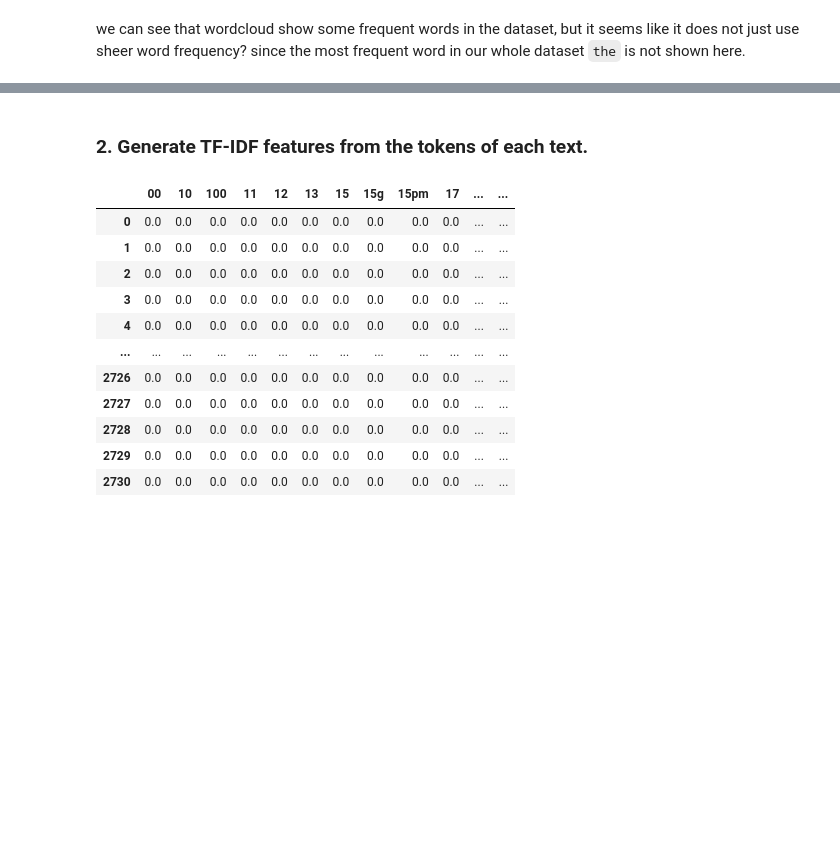
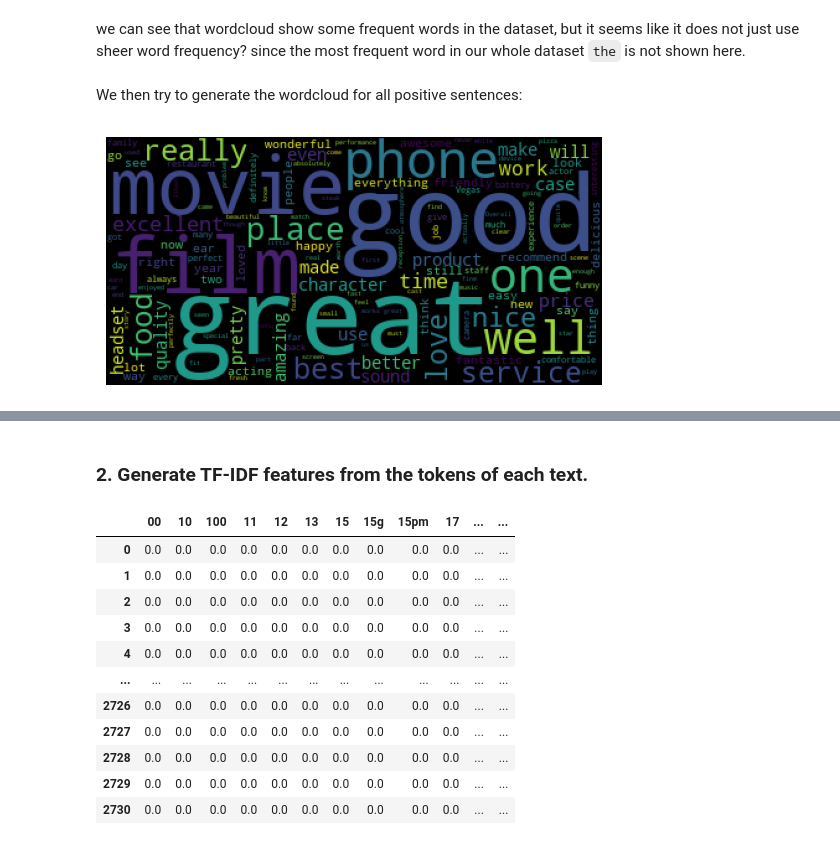
Before and after one commit to chihuahualee828/DM2023-Lab1-Master, a Jupyter notebook: Homework/DM2023-Lab1-Homework.ipynb, the cells around one changed output, grey strips where cells are left out. Drawn from its saved outputs; the diff is of its cells as text; code cells hidden in the pictures; blank space fills up the shorter version.

Commit message:
add visualization

```diff
--- a/Homework/DM2023-Lab1-Homework.ipynb
+++ b/Homework/DM2023-Lab1-Homework.ipynb
@@ -1085,2 +1085,13 @@ plt.show()
 # %% [markdown]
 we can see that wordcloud show some frequent words in the dataset, but it seems like it does not just use sheer word frequency? since the most frequent word in our whole dataset `the` is not shown here.
+# %% [markdown]
+We then try to generate the wordcloud for all positive sentences:
+# %%
+wordcloud = WordCloud().generate(data_combined[data_combined['score'] == 1].sentence.str.cat(sep=' '))
+
+# Display the generated image:
+plt.imshow(wordcloud)
+plt.axis("off")
+plt.show()
+# %% [output]
+[figure, added]
```
Also changed, not shown: parts of 3 cells of this notebook.
